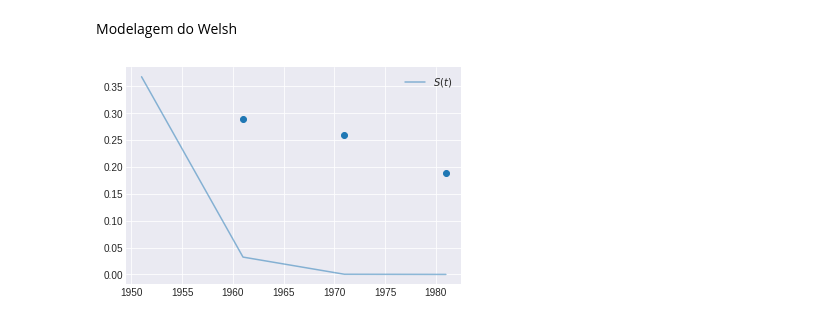
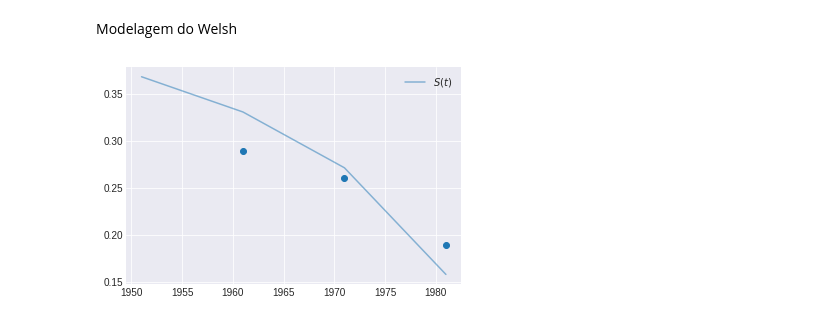
Before and after one commit to wellington36/Modelling-the-dynamics-of-language-death, a Jupyter notebook: Implementações/Implementação Welsh.ipynb, the cells around one changed output. Cells and saved outputs as stored; diff of their text form; code cells hidden in the pictures.

```diff
--- a/Implementações/Implementação Welsh.ipynb
+++ b/Implementações/Implementação Welsh.ipynb
@@ -237,10 +132,10 @@ az.plot_posterior(data, round_to=2, hdi_prob=0.95);
 # %% [markdown]
 Modelagem do Welsh
 # %%
-y = odeint(SIR, y0=[0.368], t=times, args=((-0.98, 0.5, 4),), rtol=1e-8) # argumentos chutados
+y = odeint(SIR, y0=[0.368], t=times, args=((-0.9, 0.5, 8.7),), rtol=1e-8) # argumentos chutados
 
 plt.plot(times[1::], yobs, marker='o', linestyle='none')
 plt.plot(times, y[:], color='C0', alpha=0.5, label=f'$S(t)$')
 plt.legend();
 # %% [output]
-[figure, old version]
+[figure, new version]
```
Also changed, not shown: parts of 1 cell of this notebook, 2 other files.
